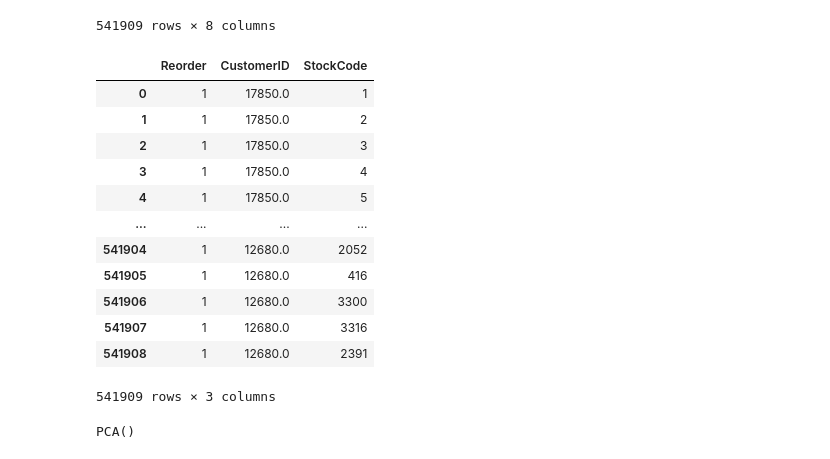
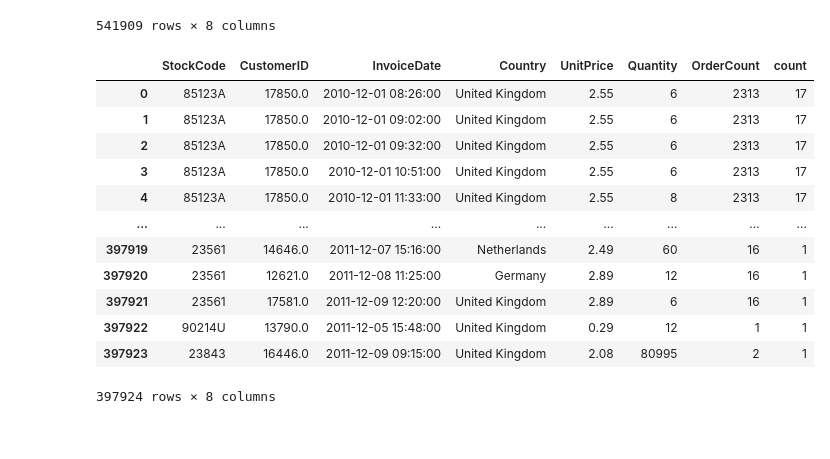
Before and after one commit to Denisalik/Data-minning, a Jupyter notebook: s3/pca.ipynb, the cells around one changed output. Saved outputs shown, nothing was run; the diff lists cells and outputs as text; code cells hidden in the pictures.

```diff
--- a/s3/pca.ipynb
+++ b/s3/pca.ipynb
@@ -25,28 +28,29 @@ df
 | 541908 | 581587 | 22138 | BAKING SET 9 PIECE RETROSPOT | 3 | 2011-12-09 12:50:00 | 4.95 | 12680.0 | France |
 541909 rows × 8 columns
 # %%
-X = df[df.notna()][["CustomerID", "StockCode"]]
+df = df[df.notna()]
+X = df[df["Quantity"] > 0][["CustomerID", "StockCode", "InvoiceDate", "Country", "UnitPrice", "Quantity"]]
 ids = df["StockCode"]
-X.insert(0, 'Reorder', 0)
-X.loc[ids.isin(ids[ids.duplicated()]), "Reorder"] = 1
-X["StockCode"] = X[["StockCode"]].apply(lambda x: pd.factorize(x)[0] + 1)
+counts = pd.DataFrame(df["StockCode"].value_counts())
+# X.insert(0, 'Reorder', 0)
+# X.loc[ids.isin(ids[ids.duplicated()]), "Reorder"] = 1
+X = pd.merge(X, counts, right_index=True, left_on="StockCode").drop(["StockCode_x"], axis=1).rename(columns={'StockCode_y':'OrderCount'})
+
+groups = X.groupby('CustomerID', as_index=False)["StockCode"].value_counts()
+X = pd.merge(X, groups, on=["CustomerID", "StockCode"])
+
 X
 # %% [output]
-|  | Reorder | CustomerID | StockCode |
-| 0 | 1 | 17850.0 | 1 |
-| 1 | 1 | 17850.0 | 2 |
-| 2 | 1 | 17850.0 | 3 |
-| 3 | 1 | 17850.0 | 4 |
-| 4 | 1 | 17850.0 | 5 |
-| ... | ... | ... | ... |
-| 541904 | 1 | 12680.0 | 2052 |
-| 541905 | 1 | 12680.0 | 416 |
-| 541906 | 1 | 12680.0 | 3300 |
-| 541907 | 1 | 12680.0 | 3316 |
-| 541908 | 1 | 12680.0 | 2391 |
+|  | StockCode | CustomerID | InvoiceDate | Country | UnitPrice | Quantity | OrderCount | count |
+| 0 | 85123A | 17850.0 | 2010-12-01 08:26:00 | United Kingdom | 2.55 | 6 | 2313 | 17 |
+| 1 | 85123A | 17850.0 | 2010-12-01 09:02:00 | United Kingdom | 2.55 | 6 | 2313 | 17 |
+| 2 | 85123A | 17850.0 | 2010-12-01 09:32:00 | United Kingdom | 2.55 | 6 | 2313 | 17 |
+| 3 | 85123A | 17850.0 | 2010-12-01 10:51:00 | United Kingdom | 2.55 | 6 | 2313 | 17 |
+| 4 | 85123A | 17850.0 | 2010-12-01 11:33:00 | United Kingdom | 2.55 | 8 | 2313 | 17 |
+| ... | ... | ... | ... | ... | ... | ... | ... | ... |
+| 397919 | 23561 | 14646.0 | 2011-12-07 15:16:00 | Netherlands | 2.49 | 60 | 16 | 1 |
+| 397920 | 23561 | 12621.0 | 2011-12-08 11:25:00 | Germany | 2.89 | 12 | 16 | 1 |
+| 397921 | 23561 | 17581.0 | 2011-12-09 12:20:00 | United Kingdom | 2.89 | 6 | 16 | 1 |
+| 397922 | 90214U | 13790.0 | 2011-12-05 15:48:00 | United Kingdom | 0.29 | 12 | 1 | 1 |
+| 397923 | 23843 | 16446.0 | 2011-12-09 09:15:00 | United Kingdom | 2.08 | 80995 | 2 | 1 |
-541909 rows × 3 columns
+397924 rows × 8 columns
-# %%
-pca = PCA()
-pca.fit(X)
-# %% [output]
-PCA()
```
Also changed, not shown: parts of 11 cells of this notebook, 1 other file.
